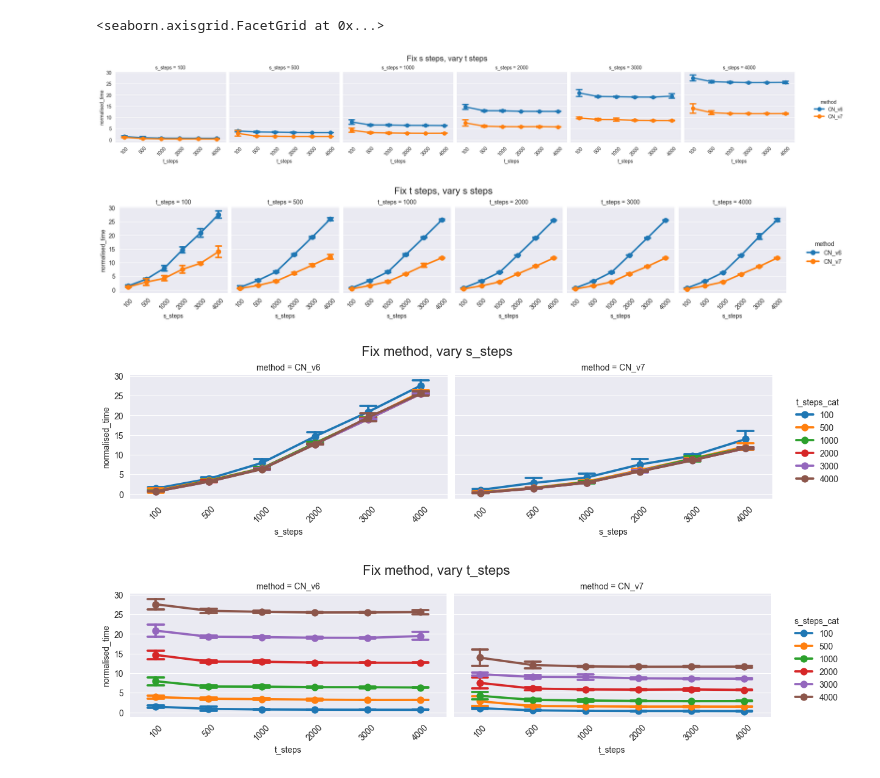
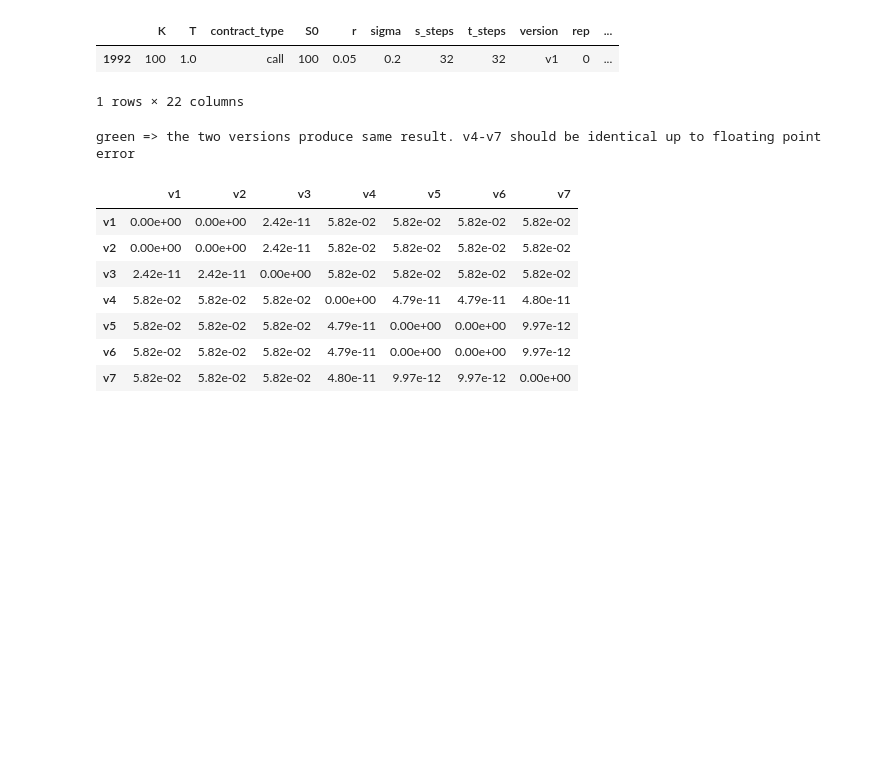
Before and after one commit to UaRuairc/Numerical-Methods-for-Option-Pricing, a Jupyter notebook: compare_cn_methods.ipynb, the cells around one changed output. Cells and saved outputs as stored; diff of their text form; code cells hidden in the pictures; blank space fills up the shorter version.

```diff
--- a/compare_cn_methods.ipynb
+++ b/compare_cn_methods.ipynb
@@ -10,5 +11,0 @@ import pstats
-# %%
-filename = 'profiled_cn_run'
-data = pd.read_parquet(f'./data/{filename}.parquet')
-stats = pstats.Stats(f'./data/{filename}.prof')
-K, T, S0, r, sigma = data[['K', 'T', 'S0','r', 'sigma']].iloc[0]
@@ -67,27 +12,4 @@ dtype: int64
-# %%
-for c in ['s_steps', 't_steps']:
-    df[f'{c}_cat'] = pd.Categorical(
-        df[c].astype(str), ordered=True,
-        categories=[str(v) for v in sorted(df[c].unique())])
-
-def facet(x, hue, col, title, aspect=1.0, **kw):
-    g = sns.catplot(data=df, x=x, y='normalised_time', hue=hue, col=col,
-                    kind='point', errorbar='sd', capsize=.3,
-                    height=3.2, aspect=aspect, sharey=True, **kw)
-    g.tick_params(axis='x', rotation=45)
-    g.figure.suptitle(title, fontsize=16)
-    #g.set(yscale='log')
-    g.figure.set_layout_engine('constrained')
-    sns.move_legend(g, loc='center left', bbox_to_anchor=(1.02, 0.5))
-    return g
-
-facet('t_steps', 'method',      's_steps', 'Fix s steps, vary t steps')
-facet('s_steps', 'method',      't_steps', 'Fix t steps, vary s steps', aspect=0.8)
-facet('s_steps', 't_steps_cat', 'method',  'Fix method, vary s_steps',  aspect=1.6)
-facet('t_steps', 's_steps_cat', 'method',  'Fix method, vary t_steps',  aspect=1.6)
-# %% [output]
-<seaborn.axisgrid.FacetGrid at 0x...>
-[figure, removed]
-[figure, removed]
-[figure, removed]
-[figure, removed]
+# %%
+def get_grid_spacings(K, S0, r, T, sigma, s_steps, t_steps):
+    x, dx, tau, dt, _ = build_grid(K, S0, r, T, sigma, s_steps, t_steps, n_std=5)
+    return dx, dt
@@ -94,5 +28,34 @@ facet('t_steps', 's_steps_cat', 'method',  'Fix method, vary t_steps',  aspect=1
 # %%
+df = df[df.method == "cn_european"].sort_values(['version', 't_steps', 's_steps']) # only want european data
 call = EuropeanOption(K=K, T=T, contract_type="call")
-p_true = call.price_closed_form(S0, r, sigma)
-df['bias'] = df['result'] - p_true
-df['absolute_bias'] = df['bias'].abs()
+analytic = call.price_closed_form(S0, r, sigma)
+df['bias'] = df['result'] - analytic
+df['abs_bias'] = df['bias'].abs()
+df.head(1)
+# %% [output]
+|  | K | T | contract_type | S0 | r | sigma | s_steps | t_steps | version | rep | ... |
+| 1992 | 100 | 1.0 | call | 100 | 0.05 | 0.2 | 32 | 32 | v1 | 0 | ... |
+1 rows × 22 columns
+# %%
+# First a quick sanity check: for eu options, cn methods v1, v2, and v3 should produce identical results. v4, v5, v6, v7 should also produce identical results
+
+wide = df.groupby(['version', 's_steps', 't_steps'])['result'].mean().unstack('version')
+versions = df.version.unique()
+D = pd.DataFrame([[ (wide[a] - wide[b]).abs().max() for b in versions]
+              for a in versions], index=versions, columns=versions)
+
+TOL = 1e-10
+print("green => the two versions produce same result. v4-v7 should be identical up to floating point error")
+green = "#1b7f3b"
+red = "#b3261e"
+display(D.style.format('{:.2e}').map(lambda v: f'background-color: {green}; color: white' if v <= TOL else f'background-color: {red}; color: white'))
+# %% [output]
+green => the two versions produce same result. v4-v7 should be identical up to floating point error
+|  | v1 | v2 | v3 | v4 | v5 | v6 | v7 |
+| v1 | 0.00e+00 | 0.00e+00 | 2.42e-11 | 5.82e-02 | 5.82e-02 | 5.82e-02 | 5.82e-02 |
+| v2 | 0.00e+00 | 0.00e+00 | 2.42e-11 | 5.82e-02 | 5.82e-02 | 5.82e-02 | 5.82e-02 |
+| v3 | 2.42e-11 | 2.42e-11 | 0.00e+00 | 5.82e-02 | 5.82e-02 | 5.82e-02 | 5.82e-02 |
+| v4 | 5.82e-02 | 5.82e-02 | 5.82e-02 | 0.00e+00 | 4.79e-11 | 4.79e-11 | 4.80e-11 |
+| v5 | 5.82e-02 | 5.82e-02 | 5.82e-02 | 4.79e-11 | 0.00e+00 | 0.00e+00 | 9.97e-12 |
+| v6 | 5.82e-02 | 5.82e-02 | 5.82e-02 | 4.79e-11 | 0.00e+00 | 0.00e+00 | 9.97e-12 |
+| v7 | 5.82e-02 | 5.82e-02 | 5.82e-02 | 4.80e-11 | 9.97e-12 | 9.97e-12 | 0.00e+00 |
```
Also changed, not shown: parts of 15 cells of this notebook, 8 other files.
